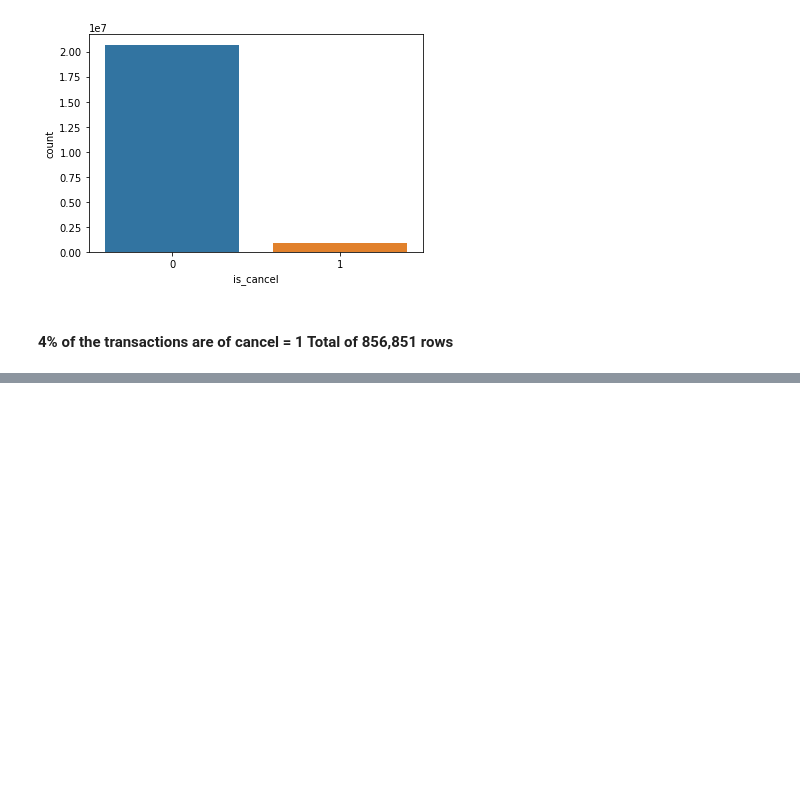
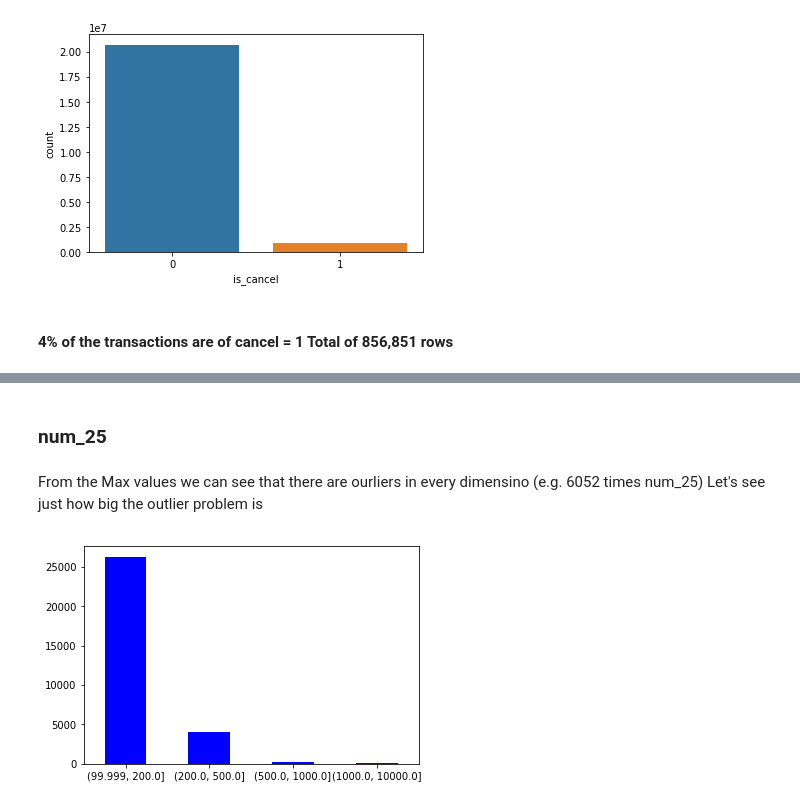
Before and after one commit to yanivbarlev/Project, a Jupyter notebook: Proposal.ipynb, the cells around one changed output, grey strips where cells are left out. Drawn from its saved outputs; the diff is of its cells as text; code cells hidden in the pictures; blank space fills up the shorter version.

```diff
--- a/Proposal.ipynb
+++ b/Proposal.ipynb
@@ -417,0 +432,4 @@ trans.is_cancel.sum()
+# %%
+with open('train.pickle', 'rb') as f:
+    samp_logs = pickle.load(f)
+    samp_logs = samp_logs[0]
@@ -417,0 +448,12 @@ trans.is_cancel.sum()
+# %% [markdown]
+### num_25
+# %% [markdown]
+From the Max values we can see that there are ourliers in every dimensino (e.g. 6052 times num_25)
+Let's see just how big the outlier problem is
+# %%
+
+out = pd.cut(samp_logs.num_25,[100,200,500,1000,10000],include_lowest=True)
+ax = out.value_counts(sort=False).plot.bar(rot=0, color="b", figsize=(6,4))
+plt.show()
+# %% [output]
+[figure, added]
```
Also changed, not shown: parts of 20 cells of this notebook.
